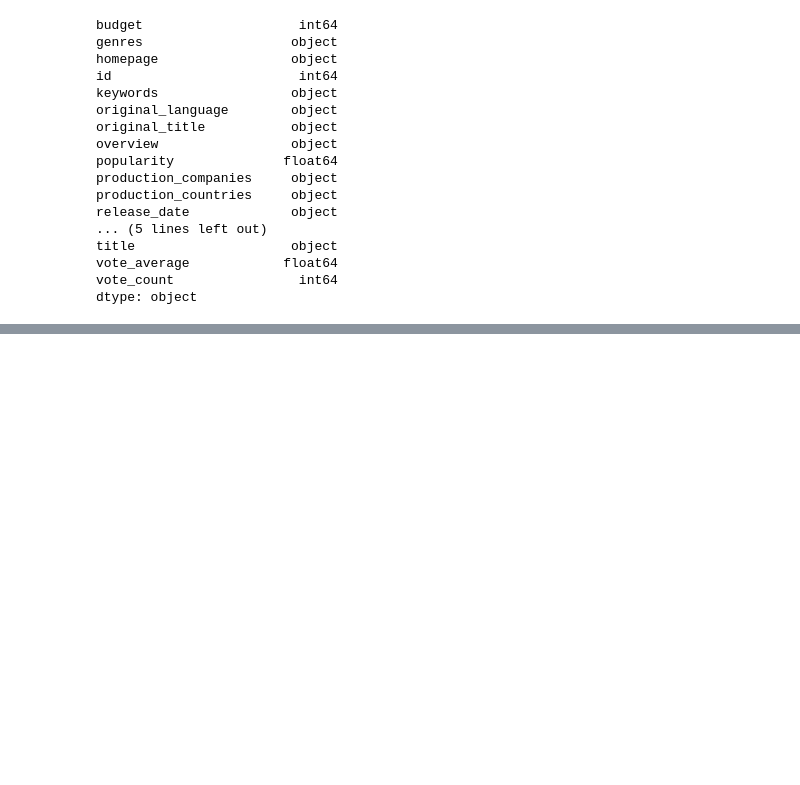
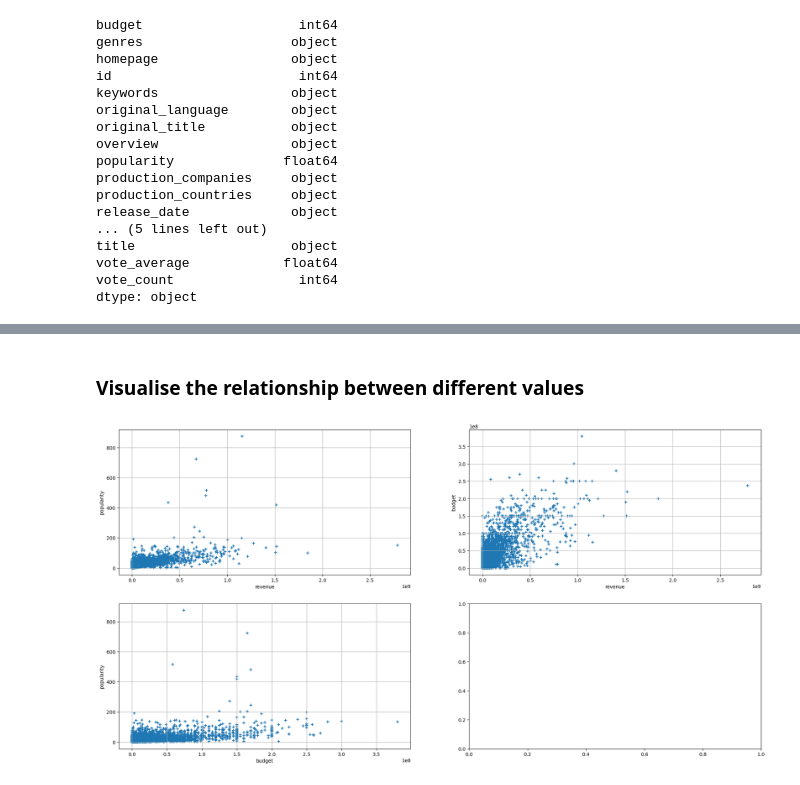
Before and after one commit to haydentbs/MovieDataEDA, a Jupyter notebook: eda.ipynb, the cells around one changed output, grey strips where cells are left out. Cells and saved outputs as stored; diff of their text form; code cells hidden in the pictures; blank space fills up the shorter version.

```diff
--- a/eda.ipynb
+++ b/eda.ipynb
@@ -78,0 +115,26 @@ ValueError: could not convert string to float: '[{"id": 28, "name": "Action"}, {
+# %% [markdown]
+### Visualise the relationship between different values
+# %%
+
+
+def scatter_pairs(label_pairs,df):
+
+    num_pairs = len(label_pairs)
+    fig, axes = plt.subplots(nrows = int((num_pairs/2)+1), ncols=min(2,num_pairs), figsize=(24,6*int((num_pairs/2)+1)))
+    axes = axes.flatten()
+
+    for i, pair in enumerate(label_pairs):
+
+        ax = axes[i]
+        x = df[pair[0]]
+        y = df[pair[1]]
+
+        ax.scatter(x,y, marker='+')
+        ax.set_xlabel(pair[0])
+        ax.set_ylabel(pair[1])
+        ax.grid()
+
+
+scatter_pairs([['revenue', 'popularity'], ['revenue', 'budget'], ['budget', 'popularity']],df)
+# %% [output]
+[figure, added]
```
Also changed, not shown: parts of 17 cells of this notebook.
